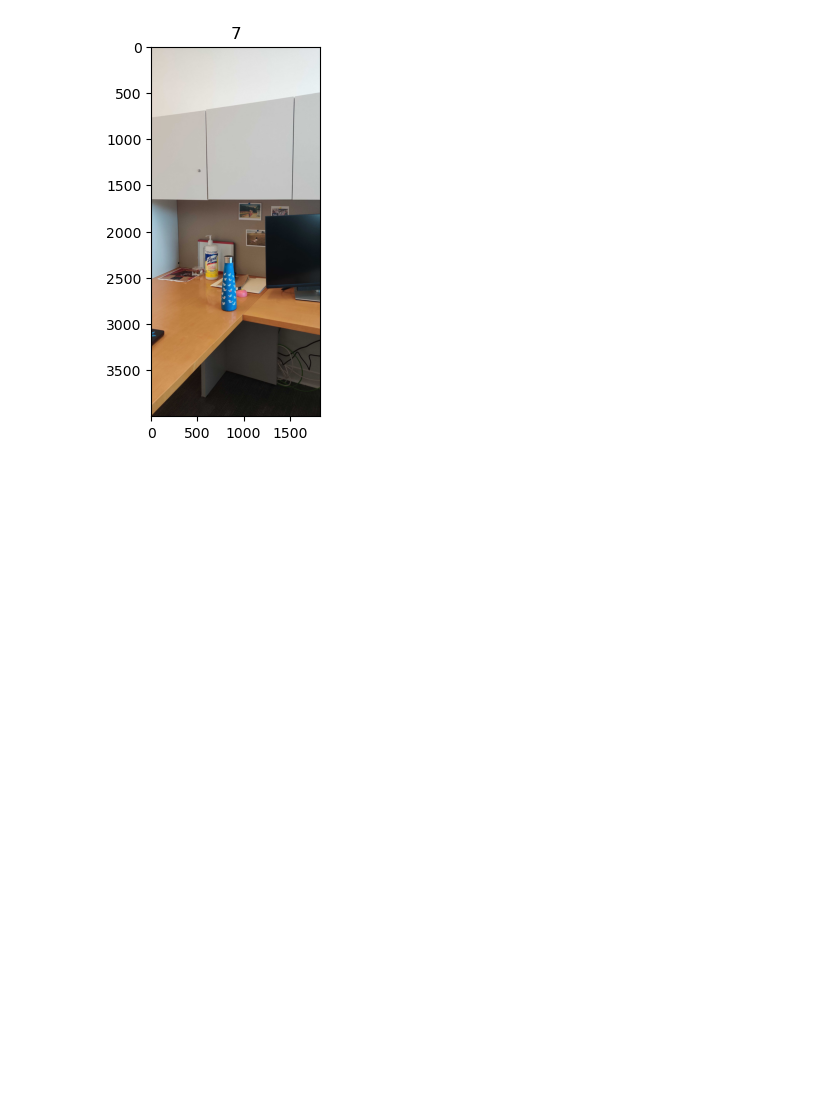
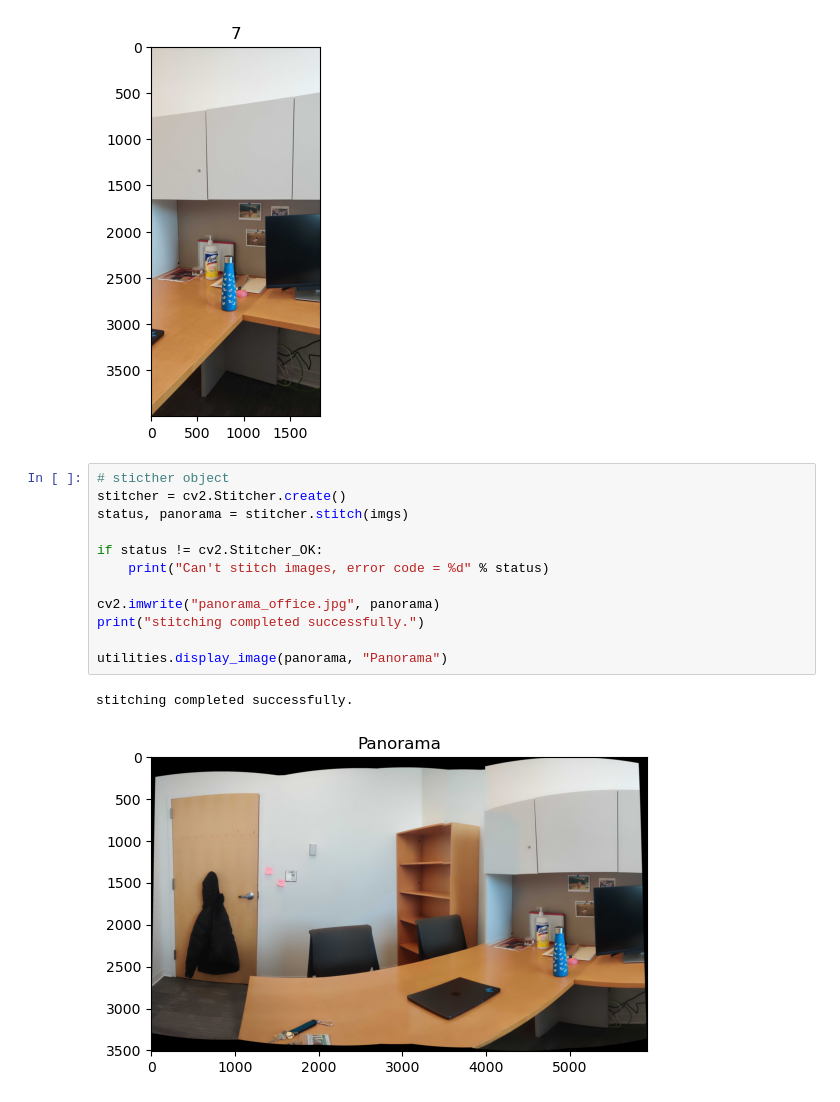
Before and after one commit to JasonIngham24/ComputerVision_HomeLabs, a Jupyter notebook: Practical 4/practical03.ipynb, the cells around one changed output. Cells and saved outputs as stored; diff of their text form; blank space fills up the shorter version.

```diff
--- a/Practical 4/practical03.ipynb
+++ b/Practical 4/practical03.ipynb
@@ -127,3 +131,18 @@ for i in range(1,8):
 [figure]
 [figure]
 [figure]
+# %%
+# sticther object
+stitcher = cv2.Stitcher.create()
+status, panorama = stitcher.stitch(imgs)
+
+if status != cv2.Stitcher_OK:
+    print("Can't stitch images, error code = %d" % status)
+
+cv2.imwrite("panorama_office.jpg", panorama)
+print("stitching completed successfully.")
+
+utilities.display_image(panorama, "Panorama")
+# %% [output]
+stitching completed successfully.
+[figure, added]
```
Also changed, not shown: parts of 8 cells of this notebook, 2 other files.
